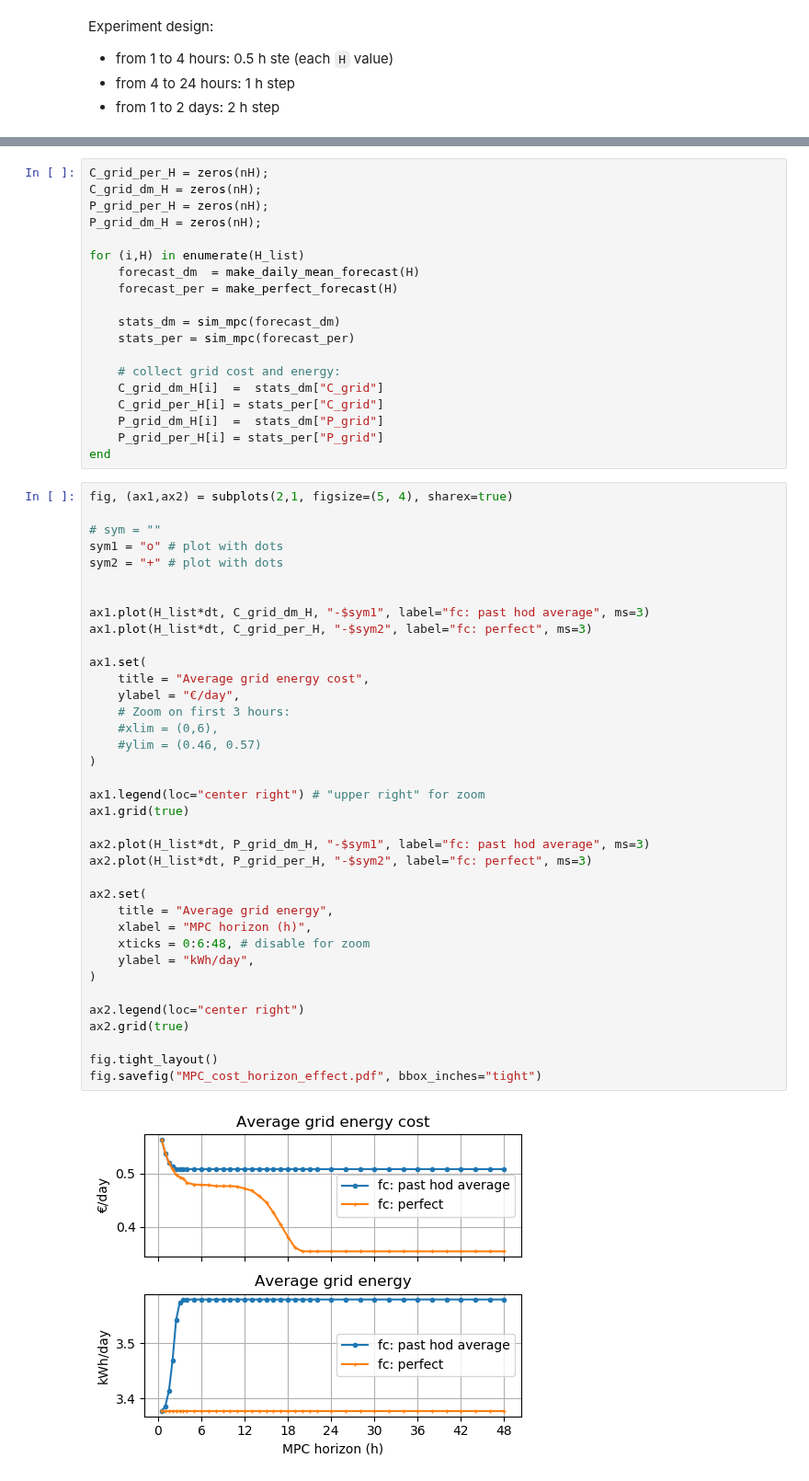
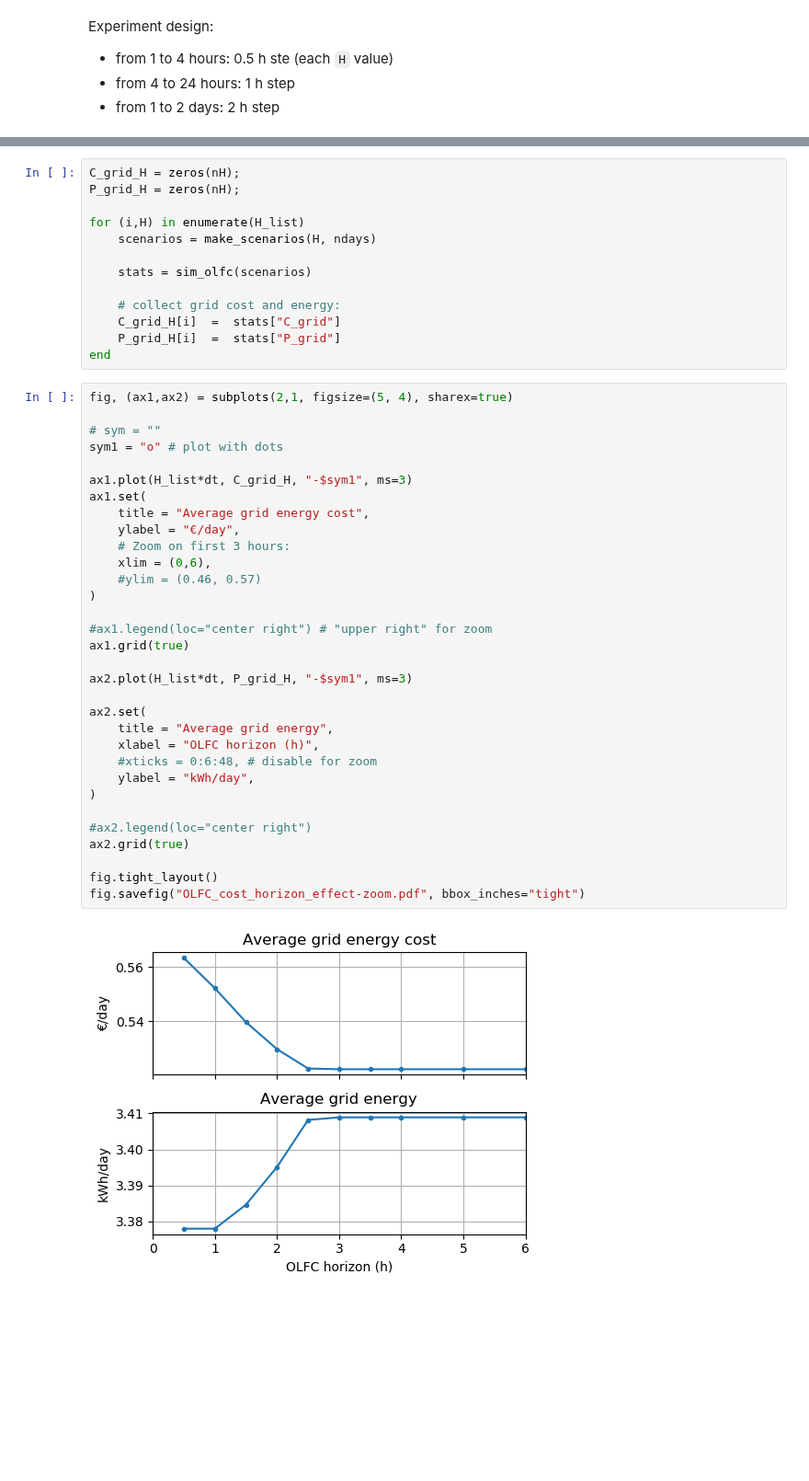
Before and after one commit to pierre-haessig/solarhome-control-bench, a Jupyter notebook: methods/julia_jump_mpc/julia_olfc.ipynb, the cells around one changed output, grey strips where cells are left out. Shown at 92% size. Cells and saved outputs as stored; diff of their text form; blank space fills up the shorter version.

Commit message:
OLFC done + minor additions to MPC
- OLFC: closed loop results + effect of horizon
- MPC: add the study of an increasing penalty (very bad performance)

```diff
--- a/methods/julia_jump_mpc/julia_olfc.ipynb
+++ b/methods/julia_jump_mpc/julia_olfc.ipynb
@@ -531,58 +572,47 @@ estimated time: 390 s
 # %%
-C_grid_per_H = zeros(nH);
-C_grid_dm_H = zeros(nH);
-P_grid_per_H = zeros(nH);
-P_grid_dm_H = zeros(nH);
+C_grid_H = zeros(nH);
+P_grid_H = zeros(nH);
 
 for (i,H) in enumerate(H_list)
-    forecast_dm  = make_daily_mean_forecast(H)
-    forecast_per = make_perfect_forecast(H)
+    scenarios = make_scenarios(H, ndays)
 
-    stats_dm = sim_mpc(forecast_dm)
-    stats_per = sim_mpc(forecast_per)
+    stats = sim_olfc(scenarios)
 
     # collect grid cost and energy:
-    C_grid_dm_H[i]  =  stats_dm["C_grid"]
-    C_grid_per_H[i] = stats_per["C_grid"]
-    P_grid_dm_H[i]  =  stats_dm["P_grid"]
-    P_grid_per_H[i] = stats_per["P_grid"]
+    C_grid_H[i]  =  stats["C_grid"]
+    P_grid_H[i]  =  stats["P_grid"]
 end
 # %%
 fig, (ax1,ax2) = subplots(2,1, figsize=(5, 4), sharex=true)
 
 # sym = ""
 sym1 = "o" # plot with dots
-sym2 = "+" # plot with dots
 
-
-ax1.plot(H_list*dt, C_grid_dm_H, "-$sym1", label="fc: past hod average", ms=3)
-ax1.plot(H_list*dt, C_grid_per_H, "-$sym2", label="fc: perfect", ms=3)
-
+ax1.plot(H_list*dt, C_grid_H, "-$sym1", ms=3)
 ax1.set(
     title = "Average grid energy cost",
     ylabel = "€/day",
     # Zoom on first 3 hours:
-    #xlim = (0,6),
+    xlim = (0,6),
     #ylim = (0.46, 0.57)
 )
 
-ax1.legend(loc="center right") # "upper right" for zoom
+#ax1.legend(loc="center right") # "upper right" for zoom
 ax1.grid(true)
 
-ax2.plot(H_list*dt, P_grid_dm_H, "-$sym1", label="fc: past hod average", ms=3)
-ax2.plot(H_list*dt, P_grid_per_H, "-$sym2", label="fc: perfect", ms=3)
+ax2.plot(H_list*dt, P_grid_H, "-$sym1", ms=3)
 
 ax2.set(
     title = "Average grid energy",
-    xlabel = "MPC horizon (h)",
-    xticks = 0:6:48, # disable for zoom
+    xlabel = "OLFC horizon (h)",
+    #xticks = 0:6:48, # disable for zoom
     ylabel = "kWh/day",
 )
 
-ax2.legend(loc="center right")
+#ax2.legend(loc="center right")
 ax2.grid(true)
 
 fig.tight_layout()
-fig.savefig("MPC_cost_horizon_effect.pdf", bbox_inches="tight")
+fig.savefig("OLFC_cost_horizon_effect-zoom.pdf", bbox_inches="tight")
 # %% [output]
-[figure, old version]
+[figure, new version]
```
Also changed, not shown: parts of 36 cells of this notebook, 7 other files.
